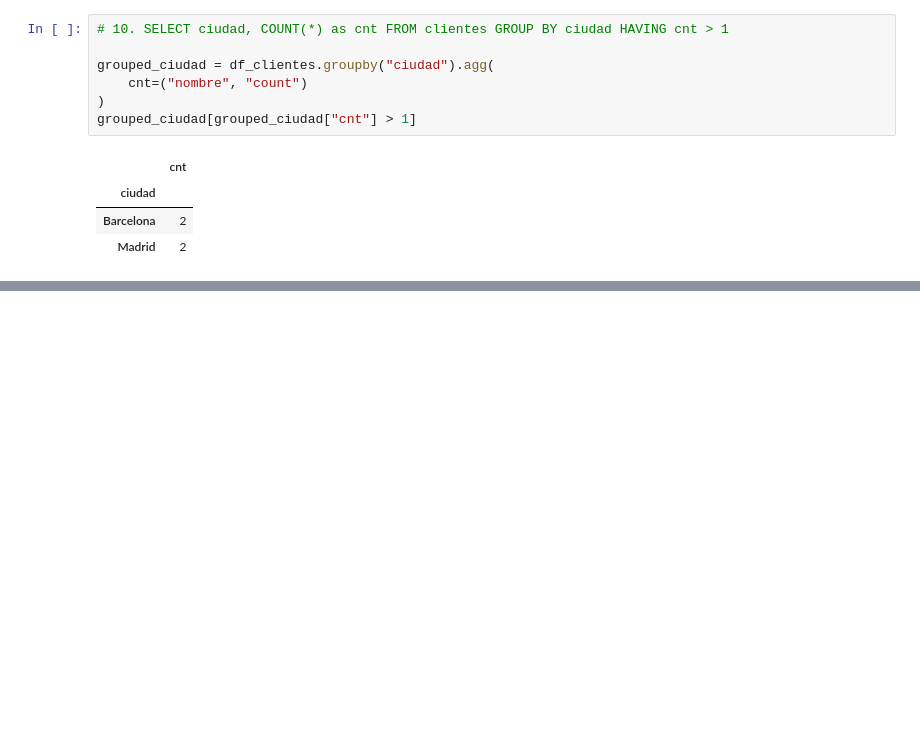
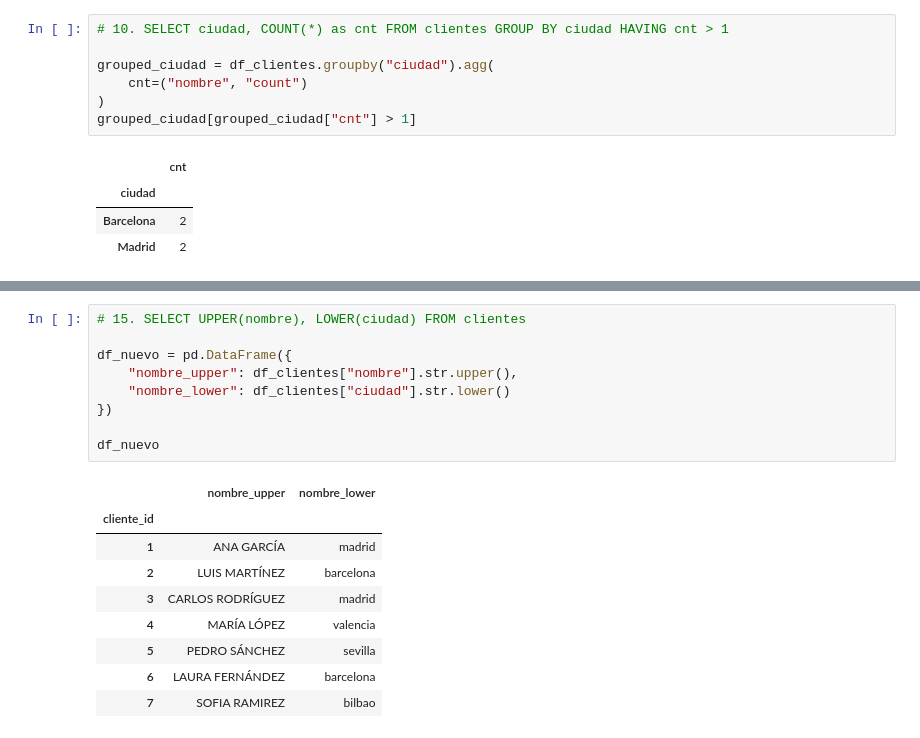
Before and after one commit to carlosgg0/practicas-isid, a Jupyter notebook: clases-teoria/clase-17-11-25/ejercicios-clase-17-11.ipynb, the cells around one changed output, grey strips where cells are left out. Saved outputs shown, nothing was run; the diff lists cells and outputs as text; blank space fills up the shorter version.

```diff
--- a/clases-teoria/clase-17-11-25/ejercicios-clase-17-11.ipynb
+++ b/clases-teoria/clase-17-11-25/ejercicios-clase-17-11.ipynb
@@ -198,0 +270,19 @@ grouped_ciudad[grouped_ciudad["cnt"] > 1]
+# %%
+# 15. SELECT UPPER(nombre), LOWER(ciudad) FROM clientes
+
+df_nuevo = pd.DataFrame({
+    "nombre_upper": df_clientes["nombre"].str.upper(),
+    "nombre_lower": df_clientes["ciudad"].str.lower()
+})
+
+df_nuevo
+# %% [output]
+|  | nombre_upper | nombre_lower |
+| cliente_id |  |  |
+| 1 | ANA GARCÍA | madrid |
+| 2 | LUIS MARTÍNEZ | barcelona |
+| 3 | CARLOS RODRÍGUEZ | madrid |
+| 4 | MARÍA LÓPEZ | valencia |
+| 5 | PEDRO SÁNCHEZ | sevilla |
+| 6 | LAURA FERNÁNDEZ | barcelona |
+| 7 | SOFIA RAMIREZ | bilbao |
```
Also changed, not shown: parts of 13 cells of this notebook, 2 other files.
